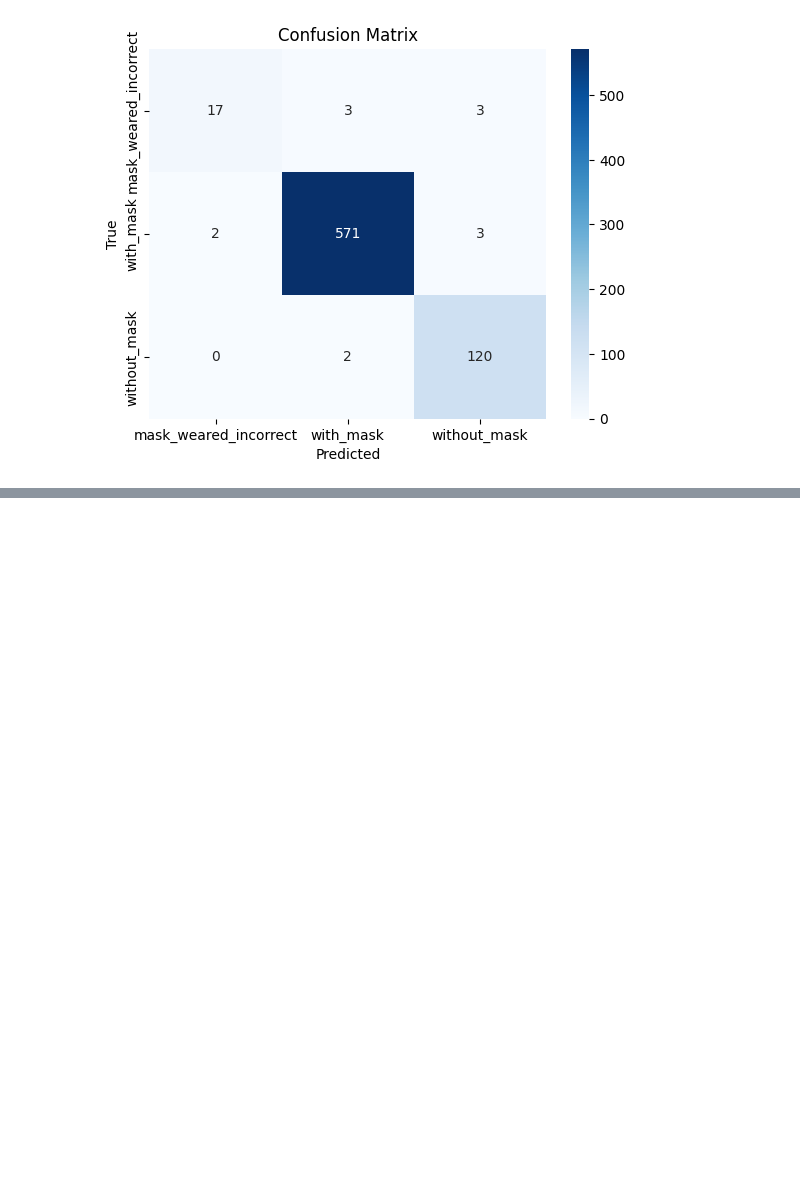
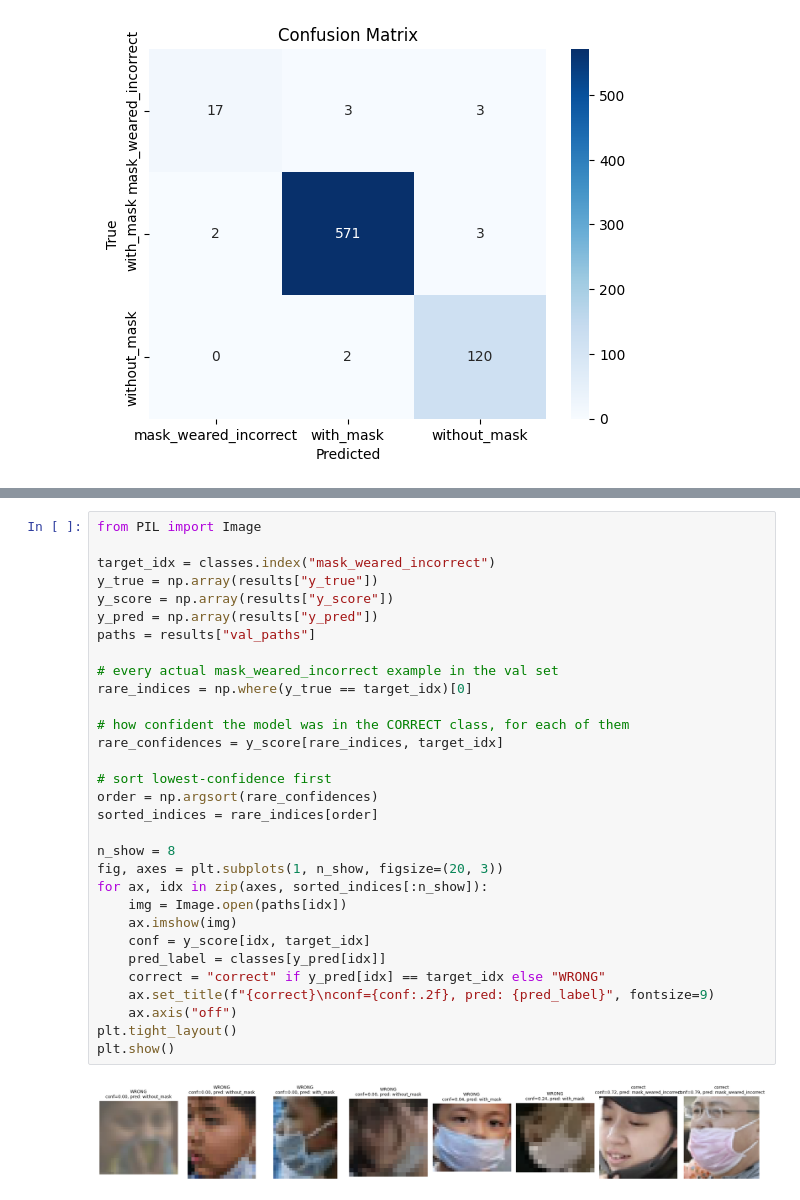
Before and after one commit to nh-nhathoang/face-mask-detection, a Jupyter notebook: src/main.ipynb, the cells around one changed output, grey strips where cells are left out. Drawn from its saved outputs; the diff is of its cells as text; blank space fills up the shorter version.

```diff
--- a/src/main.ipynb
+++ b/src/main.ipynb
@@ -142,0 +184,33 @@ plt.show()
+# %%
+from PIL import Image
+
+target_idx = classes.index("mask_weared_incorrect")
+y_true = np.array(results["y_true"])
+y_score = np.array(results["y_score"])
+y_pred = np.array(results["y_pred"])
+paths = results["val_paths"]
+
+# every actual mask_weared_incorrect example in the val set
+rare_indices = np.where(y_true == target_idx)[0]
+
+# how confident the model was in the CORRECT class, for each of them
+rare_confidences = y_score[rare_indices, target_idx]
+
+# sort lowest-confidence first
+order = np.argsort(rare_confidences)
+sorted_indices = rare_indices[order]
+
+n_show = 8
+fig, axes = plt.subplots(1, n_show, figsize=(20, 3))
+for ax, idx in zip(axes, sorted_indices[:n_show]):
+    img = Image.open(paths[idx])
+    ax.imshow(img)
+    conf = y_score[idx, target_idx]
+    pred_label = classes[y_pred[idx]]
+    correct = "correct" if y_pred[idx] == target_idx else "WRONG"
+    ax.set_title(f"{correct}\nconf={conf:.2f}, pred: {pred_label}", fontsize=9)
+    ax.axis("off")
+plt.tight_layout()
+plt.show()
+# %% [output]
+[figure, added]
```
Also changed, not shown: parts of 3 cells of this notebook, 2 other files.
